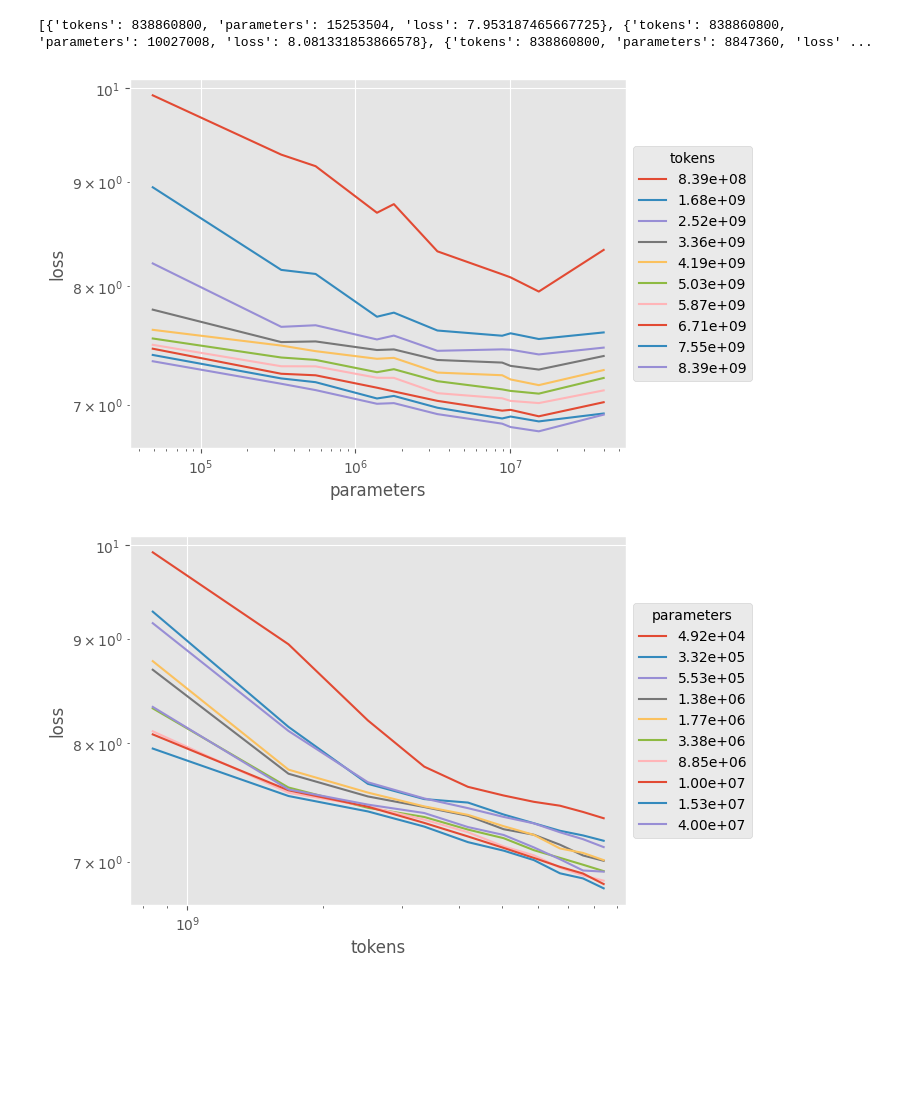
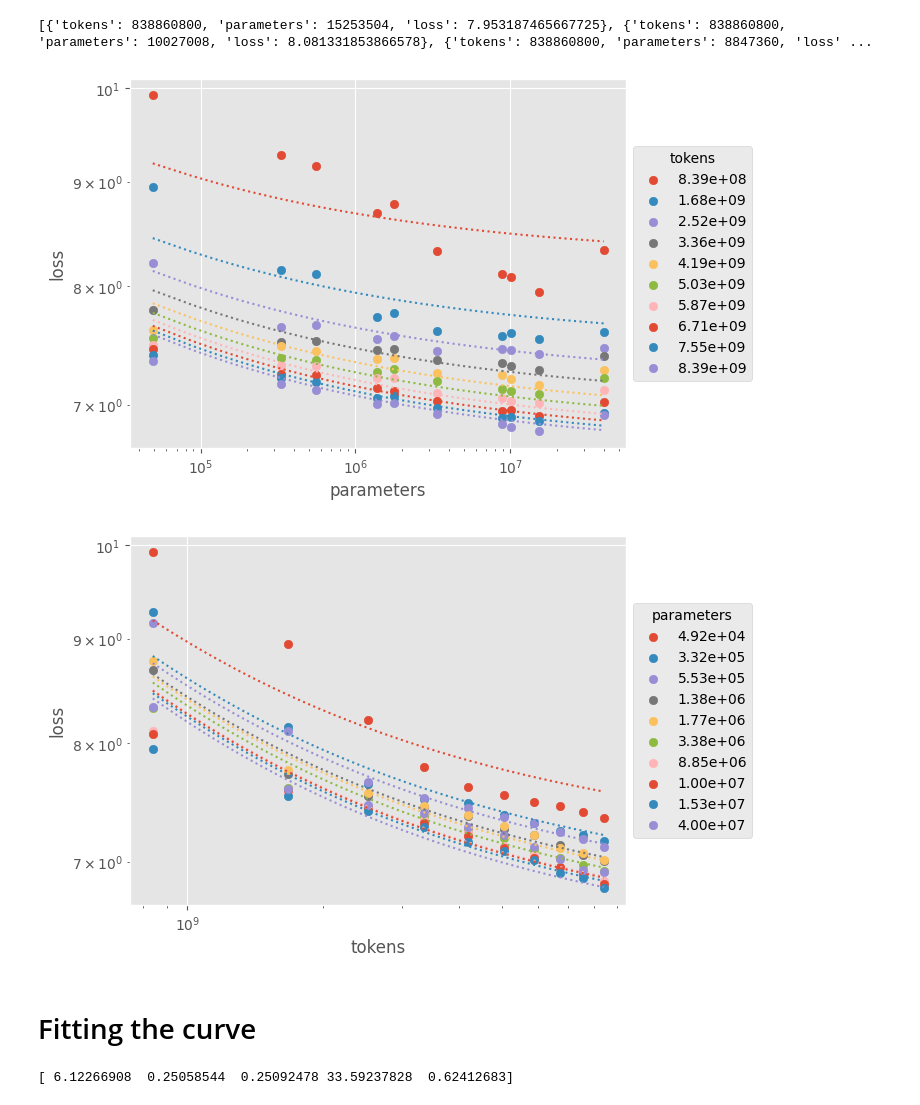
Before and after one commit to haileyschoelkopf/toy-scaling-laws, a Jupyter notebook: analysis/analysis.ipynb, the cells around one changed output. Cells and saved outputs as stored; diff of their text form; code cells hidden in the pictures; blank space fills up the shorter version.

Commit message:
got scaling laws

```diff
--- a/analysis/analysis.ipynb
+++ b/analysis/analysis.ipynb
@@ -4,6 +4,9 @@ import matplotlib.pyplot as plt
 import math
 import numpy as np
 from sklearn.linear_model import HuberRegressor
+import scipy
+import math
+plt.style.use('ggplot')
 # %%
 subset = "wikitext"
 # %%
@@ -79,9 +82,20 @@ def graph(datapoints,
     sorted_datapoints = sorted(datapoints, key=lambda x: x[x_key])
     for color in unique_colors:
         xs = [x[x_key] for x in sorted_datapoints if x[colors_key]==color]
+        x_range = (min(xs), max(xs))
         ys = [x[y_key] for x in sorted_datapoints if x[colors_key]==color]
 
-        plt.plot(xs, ys, label="{:.2e}".format(color))
+        law_xs = np.linspace(x_range[0], x_range[1], num=1000)
+        if x_label=="parameters":
+            law_input = np.stack([law_xs, np.repeat(np.array(color), 1000)], axis=1)/scaling_factor
+        elif x_label=="tokens":
+            law_input = np.stack([np.repeat(np.array(color), 1000), law_xs], axis=1)/scaling_factor
+        else:
+            raise
+
+        plt.plot(law_xs, law(law_input), linestyle='dotted')
+
+        plt.scatter(xs, ys, label="{:.2e}".format(color))
 
     plt.xscale(x_scale)
     plt.yscale(y_scale)
@@ -97,11 +111,13 @@ def graph(datapoints,
     plt.show()
 # %%
 graph(datapoints, x_key='parameters', y_key='loss', colors_key='tokens',
-     x_label="parameters", y_label="loss", legend_label='tokens', x_scale='log', y_scale='log')
+     x_label="parameters", y_label="loss", legend_label='tokens', x_scale='log', y_scale='log', save_file='fig1.png')
 # %% [output]
-[figure, old version]
+[figure, new version]
 # %%
 graph(datapoints, x_key='tokens', y_key='loss', colors_key='parameters',
-     x_label="tokens", y_label="loss", legend_label='parameters', x_scale='log', y_scale='log')
+     x_label="tokens", y_label="loss", legend_label='parameters', x_scale='log', y_scale='log', save_file='fig2.png')
 # %% [output]
-[figure, old version]
+[figure, new version]
+# %% [markdown]
+# Fitting the curve
@@ -107,0 +140,6 @@ graph(datapoints, x_key='tokens', y_key='loss', colors_key='parameters',
+# %%
+params,_ = scipy.optimize.curve_fit(functional, x_array, y_array, p0=inits)
+print(params)
+law = lambda x: functional(x, *params)
+# %% [output]
+[ 6.12266908  0.25058544  0.25092478 33.59237828  0.62412683]
```
Also changed, not shown: parts of 1 cell of this notebook, 2 other files.
